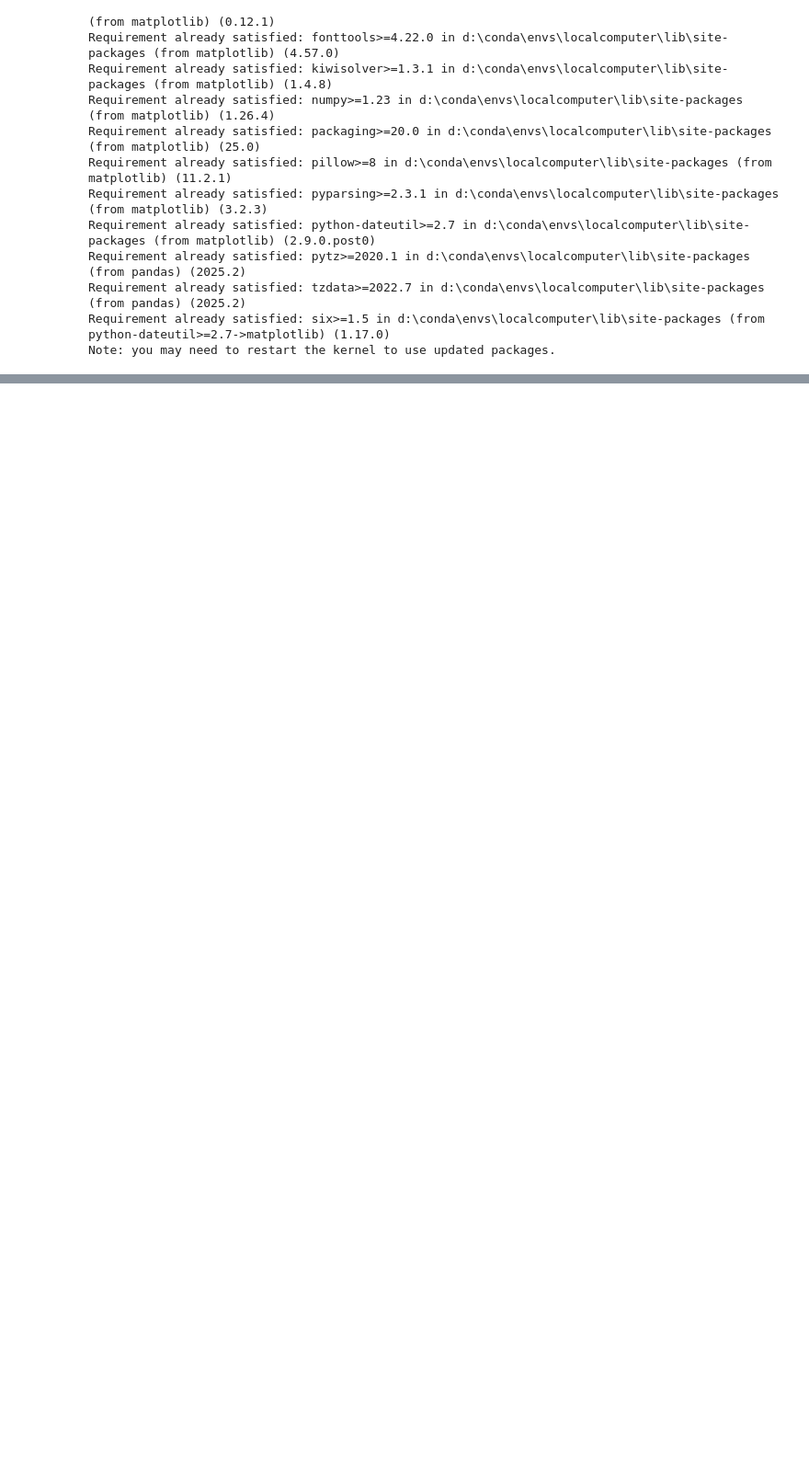
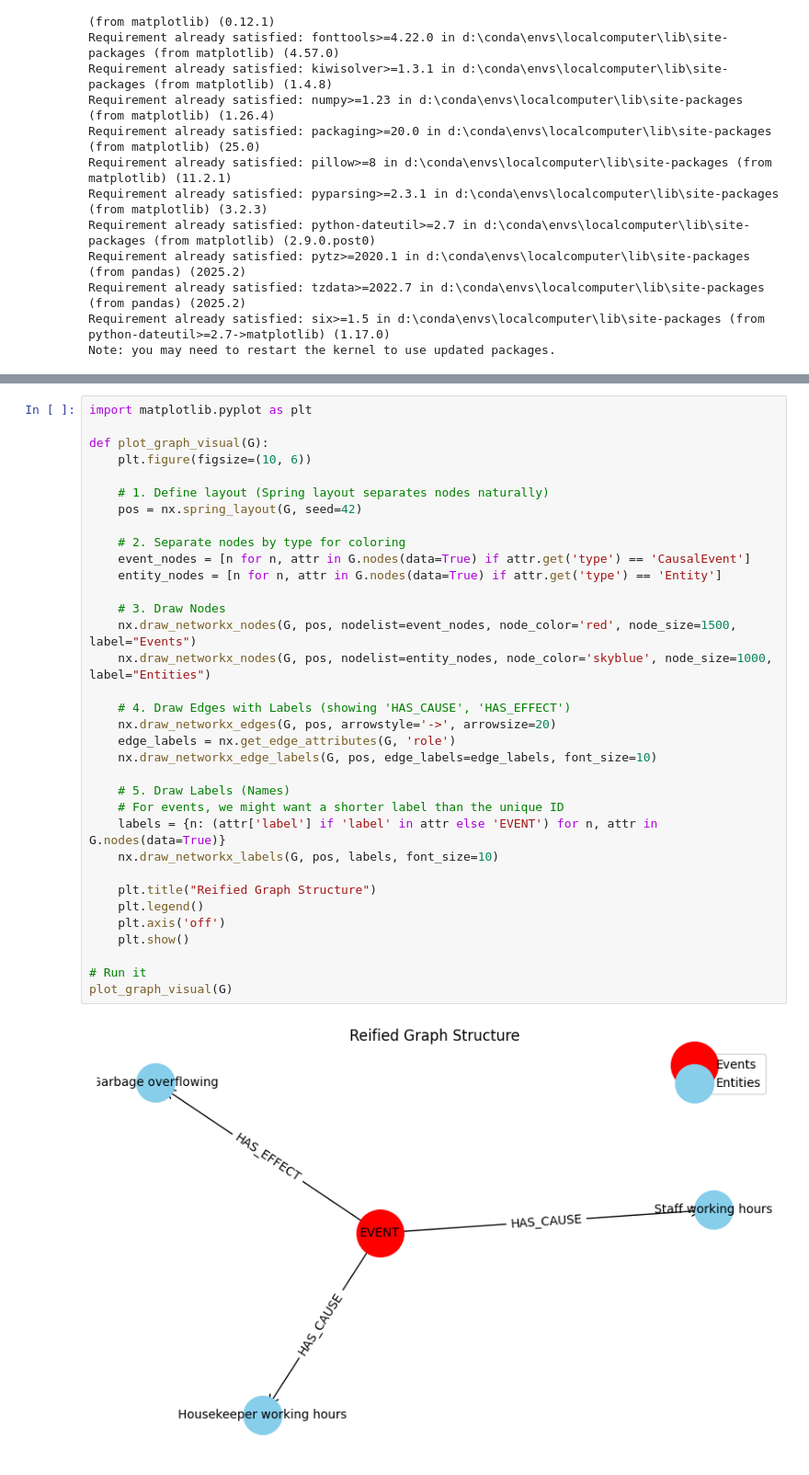
Before and after one commit to Trollface8D/Garbage-Management-Simulation-Engine, a Jupyter notebook: Simulation/map_visualize.ipynb, the cells around one changed output, grey strips where cells are left out. Shown at 92% size. Drawn from its saved outputs; the diff is of its cells as text; blank space fills up the shorter version.

```diff
--- a/Simulation/map_visualize.ipynb
+++ b/Simulation/map_visualize.ipynb
@@ -155,0 +271,36 @@ Graph created with 49 nodes and 37 edges.
+# %%
+import matplotlib.pyplot as plt
+
+def plot_graph_visual(G):
+    plt.figure(figsize=(10, 6))
+
+    # 1. Define layout (Spring layout separates nodes naturally)
+    pos = nx.spring_layout(G, seed=42)
+
+    # 2. Separate nodes by type for coloring
+    event_nodes = [n for n, attr in G.nodes(data=True) if attr.get('type') == 'CausalEvent']
+    entity_nodes = [n for n, attr in G.nodes(data=True) if attr.get('type') == 'Entity']
+
+    # 3. Draw Nodes
+    nx.draw_networkx_nodes(G, pos, nodelist=event_nodes, node_color='red', node_size=1500, label="Events")
+    nx.draw_networkx_nodes(G, pos, nodelist=entity_nodes, node_color='skyblue', node_size=1000, label="Entities")
+
+    # 4. Draw Edges with Labels (showing 'HAS_CAUSE', 'HAS_EFFECT')
+    nx.draw_networkx_edges(G, pos, arrowstyle='->', arrowsize=20)
+    edge_labels = nx.get_edge_attributes(G, 'role')
+    nx.draw_networkx_edge_labels(G, pos, edge_labels=edge_labels, font_size=10)
+
+    # 5. Draw Labels (Names)
+    # For events, we might want a shorter label than the unique ID
+    labels = {n: (attr['label'] if 'label' in attr else 'EVENT') for n, attr in G.nodes(data=True)}
+    nx.draw_networkx_labels(G, pos, labels, font_size=10)
+
+    plt.title("Reified Graph Structure")
+    plt.legend()
+    plt.axis('off')
+    plt.show()
+
+# Run it
+plot_graph_visual(G)
+# %% [output]
+[figure, added]
```
Also changed, not shown: parts of 2 cells of this notebook, 1 other file.
